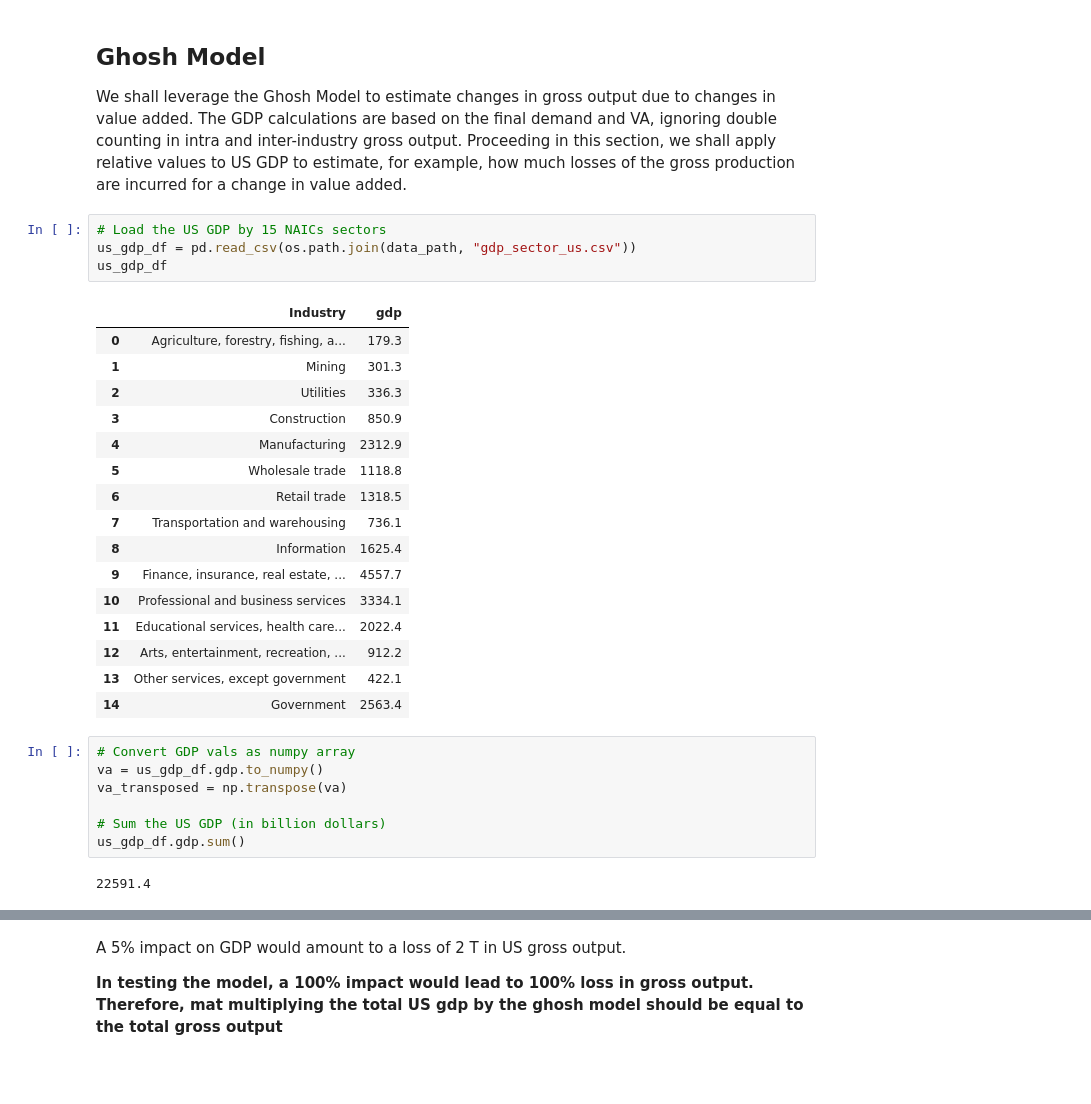
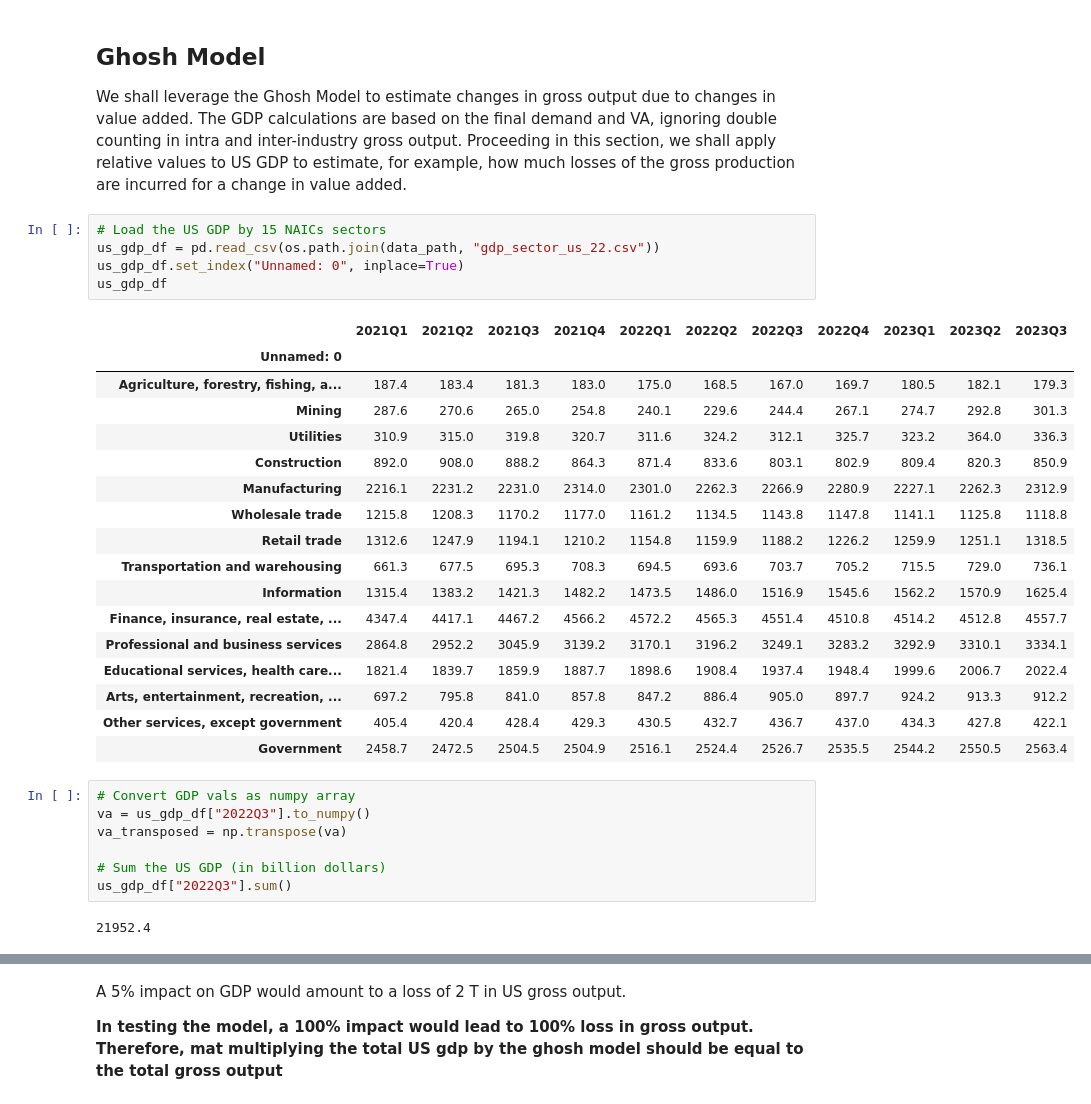
Before and after one commit to denniesbor/spwio, a Jupyter notebook: ghosh.ipynb, the cells around one changed output, grey strips where cells are left out. Drawn from its saved outputs; the diff is of its cells as text; blank space fills up the shorter version.

```diff
--- a/ghosh.ipynb
+++ b/ghosh.ipynb
@@ -83,34 +139,36 @@ We shall leverage the Ghosh Model to estimate changes in gross output due to cha
 The GDP calculations are based on the final demand and VA, ignoring double counting in intra and inter-industry gross output. Proceeding in this section, we shall apply relative values to US GDP to estimate, for example, how much losses of the gross production are incurred for a change in value added.
 # %%
 # Load the US GDP by 15 NAICs sectors
-us_gdp_df = pd.read_csv(os.path.join(data_path, "gdp_sector_us.csv"))
+us_gdp_df = pd.read_csv(os.path.join(data_path, "gdp_sector_us_22.csv"))
+us_gdp_df.set_index("Unnamed: 0", inplace=True)
 us_gdp_df
 # %% [output]
-|  | Industry | gdp |
-| 0 | Agriculture, forestry, fishing, a... | 179.3 |
-| 1 | Mining | 301.3 |
-| 2 | Utilities | 336.3 |
-| 3 | Construction | 850.9 |
-| 4 | Manufacturing | 2312.9 |
-| 5 | Wholesale trade | 1118.8 |
-| 6 | Retail trade | 1318.5 |
-| 7 | Transportation and warehousing | 736.1 |
-| 8 | Information | 1625.4 |
-| 9 | Finance, insurance, real estate, ... | 4557.7 |
-| 10 | Professional and business services | 3334.1 |
-| 11 | Educational services, health care... | 2022.4 |
-| 12 | Arts, entertainment, recreation, ... | 912.2 |
-| 13 | Other services, except government | 422.1 |
-| 14 | Government | 2563.4 |
+|  | 2021Q1 | 2021Q2 | 2021Q3 | 2021Q4 | 2022Q1 | 2022Q2 | 2022Q3 | 2022Q4 | 2023Q1 | 2023Q2 | 2023Q3 |
+| Unnamed: 0 |  |  |  |  |  |  |  |  |  |  |  |
+| Agriculture, forestry, fishing, a... | 187.4 | 183.4 | 181.3 | 183.0 | 175.0 | 168.5 | 167.0 | 169.7 | 180.5 | 182.1 | 179.3 |
+| Mining | 287.6 | 270.6 | 265.0 | 254.8 | 240.1 | 229.6 | 244.4 | 267.1 | 274.7 | 292.8 | 301.3 |
+| Utilities | 310.9 | 315.0 | 319.8 | 320.7 | 311.6 | 324.2 | 312.1 | 325.7 | 323.2 | 364.0 | 336.3 |
+| Construction | 892.0 | 908.0 | 888.2 | 864.3 | 871.4 | 833.6 | 803.1 | 802.9 | 809.4 | 820.3 | 850.9 |
+| Manufacturing | 2216.1 | 2231.2 | 2231.0 | 2314.0 | 2301.0 | 2262.3 | 2266.9 | 2280.9 | 2227.1 | 2262.3 | 2312.9 |
+| Wholesale trade | 1215.8 | 1208.3 | 1170.2 | 1177.0 | 1161.2 | 1134.5 | 1143.8 | 1147.8 | 1141.1 | 1125.8 | 1118.8 |
+| Retail trade | 1312.6 | 1247.9 | 1194.1 | 1210.2 | 1154.8 | 1159.9 | 1188.2 | 1226.2 | 1259.9 | 1251.1 | 1318.5 |
+| Transportation and warehousing | 661.3 | 677.5 | 695.3 | 708.3 | 694.5 | 693.6 | 703.7 | 705.2 | 715.5 | 729.0 | 736.1 |
+| Information | 1315.4 | 1383.2 | 1421.3 | 1482.2 | 1473.5 | 1486.0 | 1516.9 | 1545.6 | 1562.2 | 1570.9 | 1625.4 |
+| Finance, insurance, real estate, ... | 4347.4 | 4417.1 | 4467.2 | 4566.2 | 4572.2 | 4565.3 | 4551.4 | 4510.8 | 4514.2 | 4512.8 | 4557.7 |
+| Professional and business services | 2864.8 | 2952.2 | 3045.9 | 3139.2 | 3170.1 | 3196.2 | 3249.1 | 3283.2 | 3292.9 | 3310.1 | 3334.1 |
+| Educational services, health care... | 1821.4 | 1839.7 | 1859.9 | 1887.7 | 1898.6 | 1908.4 | 1937.4 | 1948.4 | 1999.6 | 2006.7 | 2022.4 |
+| Arts, entertainment, recreation, ... | 697.2 | 795.8 | 841.0 | 857.8 | 847.2 | 886.4 | 905.0 | 897.7 | 924.2 | 913.3 | 912.2 |
+| Other services, except government | 405.4 | 420.4 | 428.4 | 429.3 | 430.5 | 432.7 | 436.7 | 437.0 | 434.3 | 427.8 | 422.1 |
+| Government | 2458.7 | 2472.5 | 2504.5 | 2504.9 | 2516.1 | 2524.4 | 2526.7 | 2535.5 | 2544.2 | 2550.5 | 2563.4 |
 # %%
 # Convert GDP vals as numpy array
-va = us_gdp_df.gdp.to_numpy()
+va = us_gdp_df["2022Q3"].to_numpy()
 va_transposed = np.transpose(va)
 
 # Sum the US GDP (in billion dollars)
-us_gdp_df.gdp.sum()
+us_gdp_df["2022Q3"].sum()
 # %% [output]
-22591.4
+21952.4
 # %%
 # Apply a 5% impact on GDP
 va_transposed_5_perc = 0.05 * va_transposed
```
Also changed, not shown: parts of 12 cells of this notebook.
